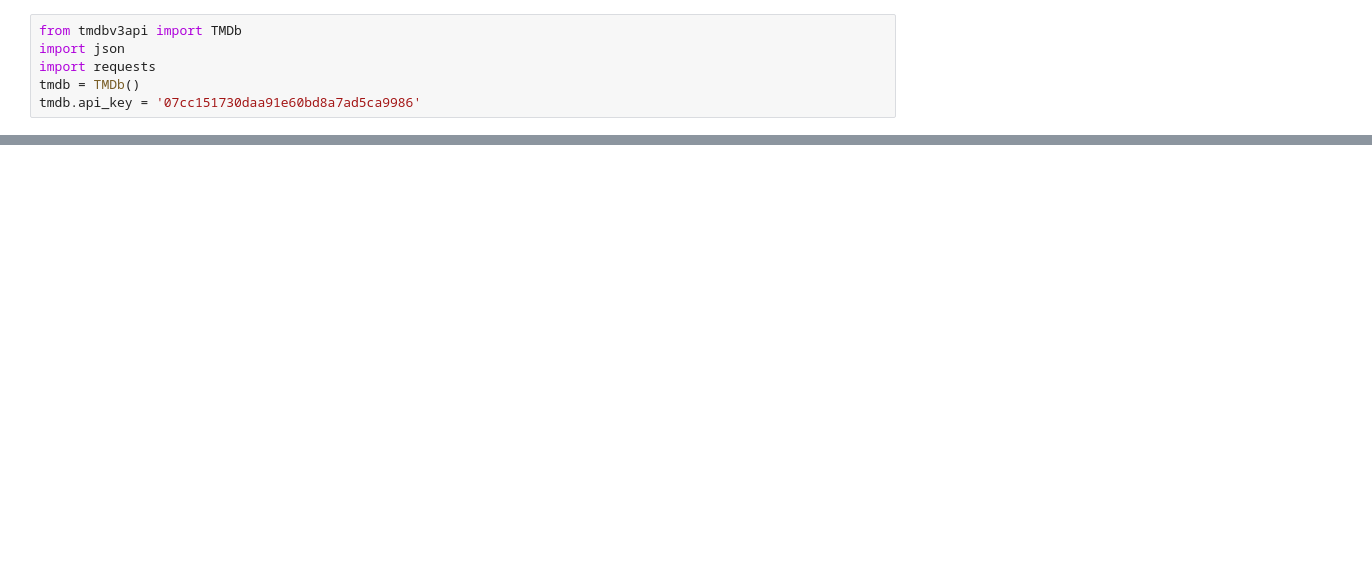
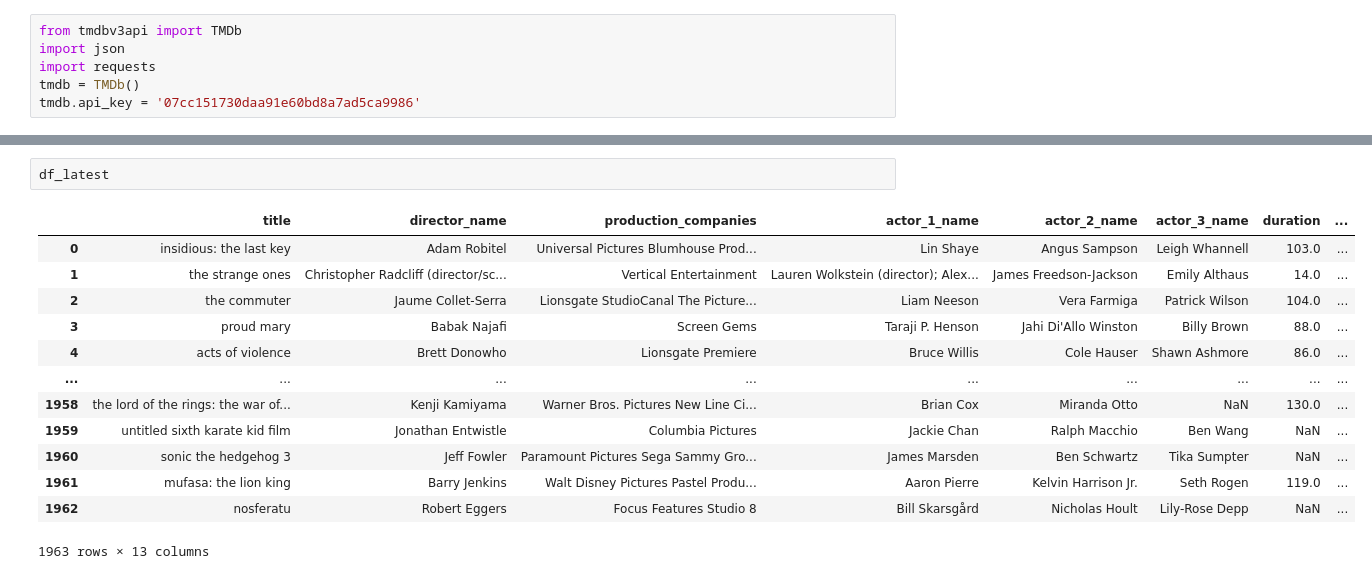
Before and after one commit to remon-rakibul/movie-dataset-2023, a Jupyter notebook: latest_data_aquisition.ipynb, the cells around one changed output, grey strips where cells are left out. Cells and saved outputs as stored; diff of their text form; blank space fills up the shorter version.

```diff
--- a/latest_data_aquisition.ipynb
+++ b/latest_data_aquisition.ipynb
@@ -190,0 +346,16 @@ False
+# %%
+df_latest
+# %% [output]
+|  | title | director_name | production_companies | actor_1_name | actor_2_name | actor_3_name | duration | ... |
+| 0 | insidious: the last key | Adam Robitel | Universal Pictures Blumhouse Prod... | Lin Shaye | Angus Sampson | Leigh Whannell | 103.0 | ... |
+| 1 | the strange ones | Christopher Radcliff (director/sc... | Vertical Entertainment | Lauren Wolkstein (director); Alex... | James Freedson-Jackson | Emily Althaus | 14.0 | ... |
+| 2 | the commuter | Jaume Collet-Serra | Lionsgate StudioCanal The Picture... | Liam Neeson | Vera Farmiga | Patrick Wilson | 104.0 | ... |
+| 3 | proud mary | Babak Najafi | Screen Gems | Taraji P. Henson | Jahi Di'Allo Winston | Billy Brown | 88.0 | ... |
+| 4 | acts of violence | Brett Donowho | Lionsgate Premiere | Bruce Willis | Cole Hauser | Shawn Ashmore | 86.0 | ... |
+| ... | ... | ... | ... | ... | ... | ... | ... | ... |
+| 1958 | the lord of the rings: the war of... | Kenji Kamiyama | Warner Bros. Pictures New Line Ci... | Brian Cox | Miranda Otto | NaN | 130.0 | ... |
+| 1959 | untitled sixth karate kid film | Jonathan Entwistle | Columbia Pictures | Jackie Chan | Ralph Macchio | Ben Wang | NaN | ... |
+| 1960 | sonic the hedgehog 3 | Jeff Fowler | Paramount Pictures Sega Sammy Gro... | James Marsden | Ben Schwartz | Tika Sumpter | NaN | ... |
+| 1961 | mufasa: the lion king | Barry Jenkins | Walt Disney Pictures Pastel Produ... | Aaron Pierre | Kelvin Harrison Jr. | Seth Rogen | 119.0 | ... |
+| 1962 | nosferatu | Robert Eggers | Focus Features Studio 8 | Bill Skarsgård | Nicholas Hoult | Lily-Rose Depp | NaN | ... |
+1963 rows × 13 columns
```
Also changed, not shown: parts of 26 cells of this notebook, 1 other file.
